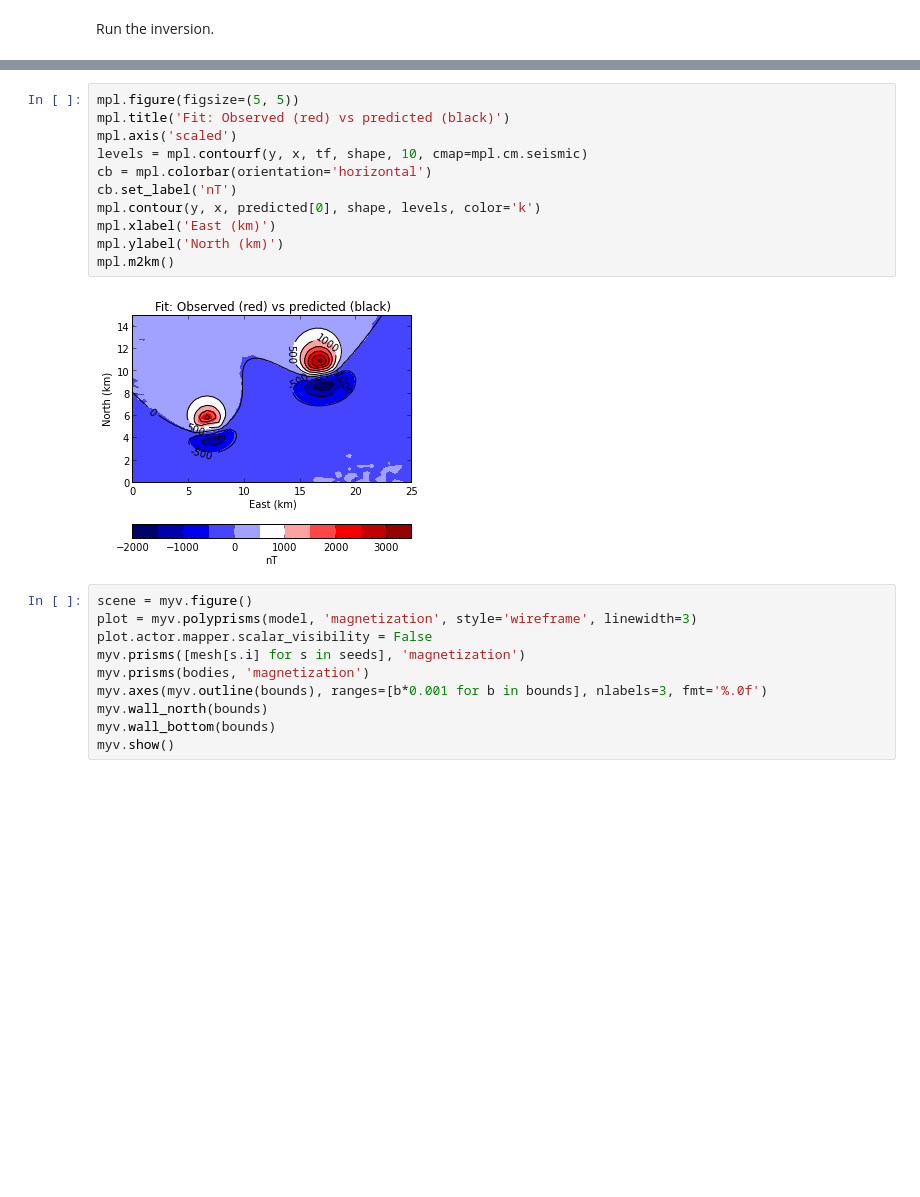
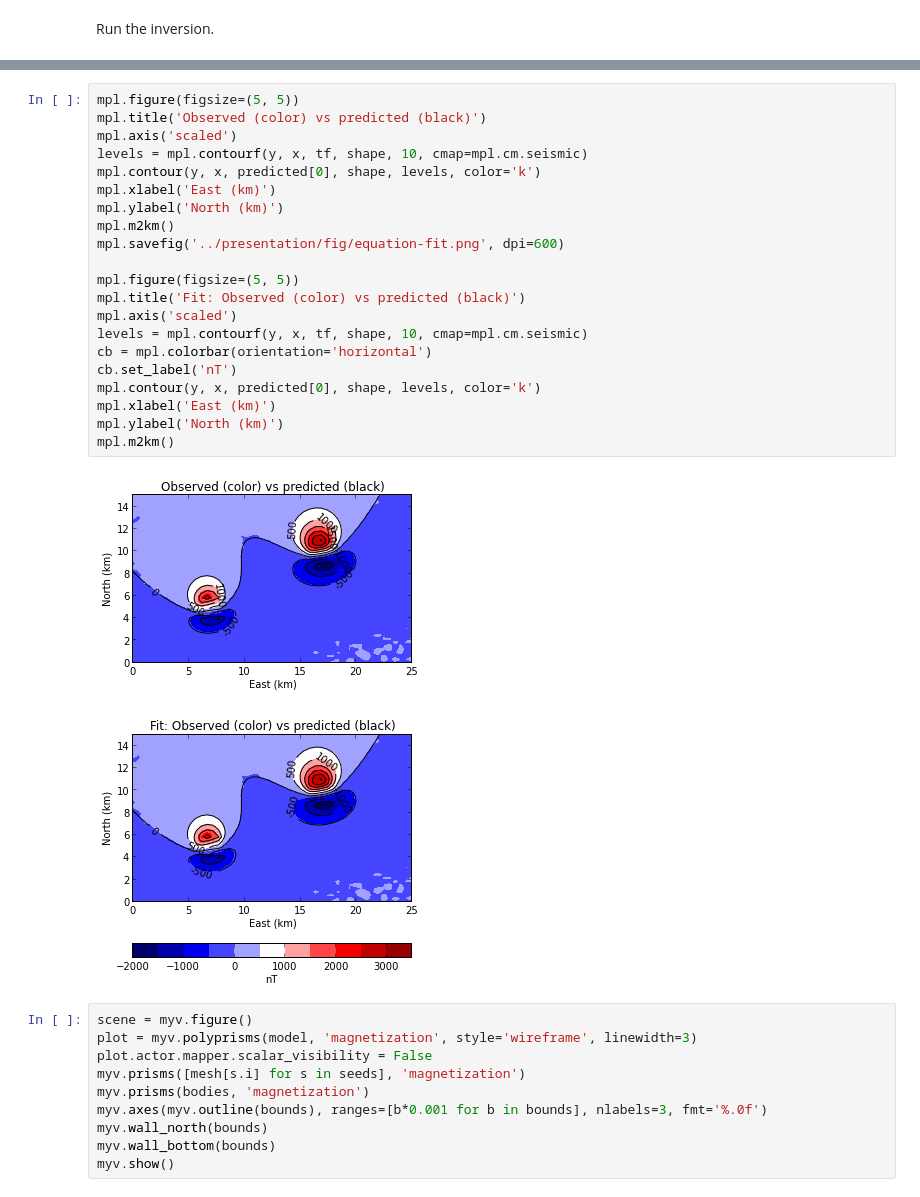
Before and after one commit to leouieda/agu-cancun2013, a Jupyter notebook: notebooks/two-bodies.ipynb, the cells around one changed output, grey strips where cells are left out. Cells and saved outputs as stored; diff of their text form; blank space fills up the shorter version.

```diff
--- a/notebooks/two-bodies.ipynb
+++ b/notebooks/two-bodies.ipynb
@@ -106,16 +113,27 @@ Residuals standard deviation: 26.8982294372
 # %%
 mpl.figure(figsize=(5, 5))
-mpl.title('Fit: Observed (red) vs predicted (black)')
+mpl.title('Observed (color) vs predicted (black)')
+mpl.axis('scaled')
+levels = mpl.contourf(y, x, tf, shape, 10, cmap=mpl.cm.seismic)
+mpl.contour(y, x, predicted[0], shape, levels, color='k')
+mpl.xlabel('East (km)')
+mpl.ylabel('North (km)')
+mpl.m2km()
+mpl.savefig('../presentation/fig/equation-fit.png', dpi=600)
+
+mpl.figure(figsize=(5, 5))
+mpl.title('Fit: Observed (color) vs predicted (black)')
 mpl.axis('scaled')
 levels = mpl.contourf(y, x, tf, shape, 10, cmap=mpl.cm.seismic)
 cb = mpl.colorbar(orientation='horizontal')
 cb.set_label('nT')
 mpl.contour(y, x, predicted[0], shape, levels, color='k')
 mpl.xlabel('East (km)')
 mpl.ylabel('North (km)')
 mpl.m2km()
 # %% [output]
-[figure, old version]
+[figure, new version]
+[figure, added]
 # %%
 scene = myv.figure()
 plot = myv.polyprisms(model, 'magnetization', style='wireframe', linewidth=3)
```
Also changed, not shown: parts of 2 cells of this notebook.
